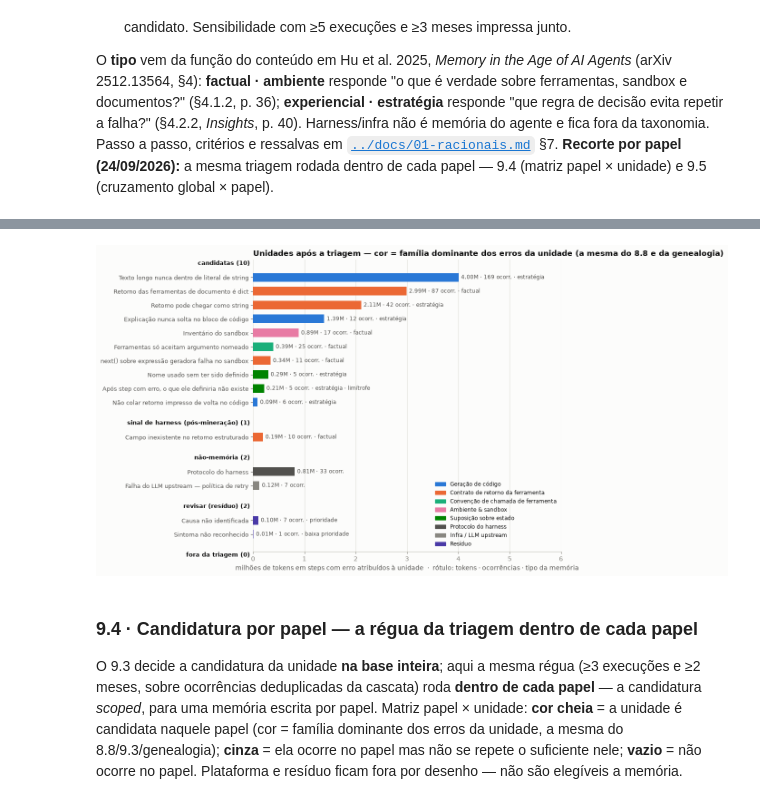
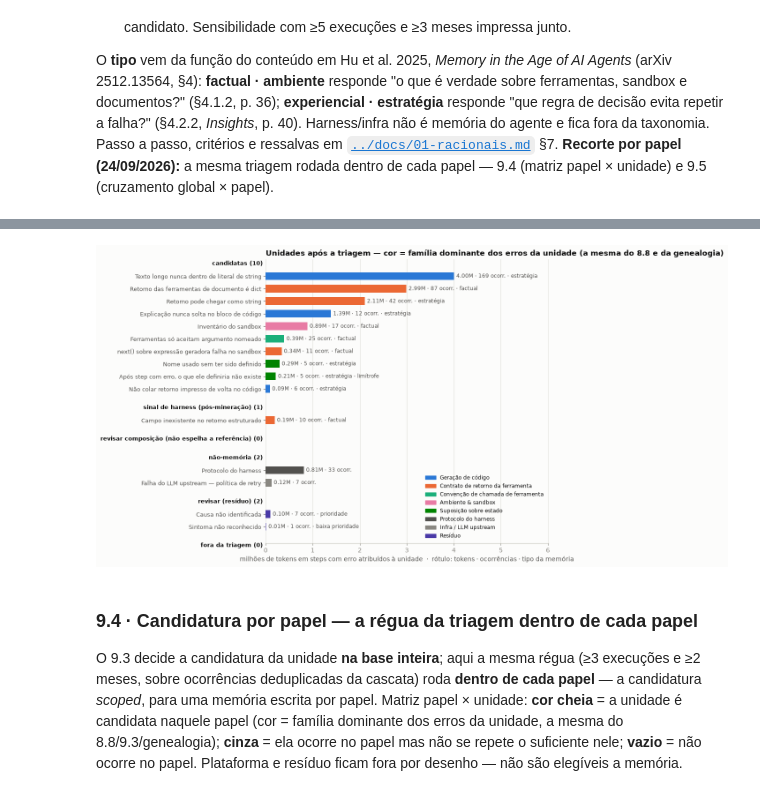
Before and after one commit to rc-ventura/memory_layer_ai_agents, a Jupyter notebook: analysis/2026-09-trace-law-flow/pipeline/analise_trace_esteira_juridica.ipynb, the cells around one changed output, grey strips where cells are left out. Saved outputs shown, nothing was run; the diff lists cells and outputs as text; code cells hidden in the pictures.

```diff
--- a/analysis/2026-09-trace-law-flow/pipeline/analise_trace_esteira_juridica.ipynb
+++ b/analysis/2026-09-trace-law-flow/pipeline/analise_trace_esteira_juridica.ipynb
@@ -1338,7 +1338,12 @@ Do **sintoma** (a `assinatura` regex da §2) à **unidade de memória** (um cont
 O **tipo** vem da função do conteúdo em Hu et al. 2025, *Memory in the Age of AI Agents* (arXiv 2512.13564, §4): **factual · ambiente** responde "o que é verdade sobre ferramentas, sandbox e documentos?" (§4.1.2, p. 36); **experiencial · estratégia** responde "que regra de decisão evita repetir a falha?" (§4.2.2, *Insights*, p. 40). Harness/infra não é memória do agente e fica fora da taxonomia. Passo a passo, critérios e ressalvas em [`../docs/01-racionais.md`](../docs/01-racionais.md) §7. **Recorte por papel (24/09/2026):** a mesma triagem rodada dentro de cada papel — 9.4 (matriz papel × unidade) e 9.5 (cruzamento global × papel).
 # %%
 # 9.2 · Triagem, tabelas e exportação
-T = triagem(EU)
+# composição (Ajuste 6): cada unidade de memória comparada com a base em que foi validada (referencia/composicao_base1.csv);
+# a que não espelha vai para "revisar composição". Na base 1, comparada consigo mesma, nenhuma cai lá.
+REF = carregar_referencia_composicao()
+assert REF is not None, "falta referencia/composicao_base1.csv — copie-a junto com o base_pipeline.py"
+COMP = comparar_composicao(EU, len(steps), REF)
+T = triagem(EU, n_steps=len(steps), referencia=REF)
 TS = triagem(EU, 5, 3)
 ASS = pd.crosstab(EU["assinatura"], EU["unidade"])
 DOM = pd.DataFrame({"erros": ASS.sum(axis=1), "unidades": (ASS > 0).sum(axis=1),
@@ -1351,12 +1356,14 @@ cand = T[T["decisão"] == "candidato"]
 limitrofes = sorted(set(cand["nome"]) - set(TS.loc[TS["decisão"] == "candidato", "nome"]))
 print(f"{len(EU)} erros → {EU['ocorrencia'].nunique()} ocorrências (cascata × unidade) → {len(T)} unidades: "
       f"{len(cand)} candidatas, {(T['decisão'] == SINAL_HARNESS).sum()} sinal de harness, "
-      f"{(T['decisão'] == 'não-memória').sum()} não-memória, "
-      f"{T['decisão'].str.startswith('revisar').sum()} a revisar, {T['decisão'].str.startswith('fora').sum()} fora")
+      f"{(T['decisão'] == REVISAR_COMPOSICAO).sum()} revisar composição, {(T['decisão'] == 'não-memória').sum()} não-memória, "
+      f"{T['decisão'].isin([REVISAR_PRIORIDADE, REVISAR_BAIXA]).sum()} a revisar (resíduo), {T['decisão'].str.startswith('fora').sum()} fora")
 print(f"candidatas: {cand['erros'].sum()} dos {len(EU)} erros ({cand['erros'].sum() / len(EU):.0%}) · "
       f"{cand['tokens'].sum() / EU['tok_tot'].sum():.0%} dos tokens em steps com erro")
 print(f"sensibilidade (≥5 execuções e ≥3 meses) — deixam de ser candidatas: {limitrofes or 'nenhuma'}")
 display(T.drop(columns=["unidade", "assinaturas de origem", "conteúdo proposto"]))
+print("Composição — cada unidade de memória contra a referência (espelha / não verificável / revisar composição):")
+display(COMP)
 print("Cada assinatura regex da §2 → em quantas unidades ela se divide:")
 display(DOM)
 RP = residuo_por_padrao(EU)
@@ -1369,6 +1376,7 @@ display(RP)
 import os
 os.makedirs("resultados", exist_ok=True)
 T.to_csv("resultados/candidatos_memoria.csv", index=False)
+COMP.to_csv("resultados/composicao.csv", index=False)
 DOM.to_csv("resultados/triagem_assinaturas.csv")
 RP.to_csv("resultados/residuo_padroes.csv", index=False)
 payoff.to_csv("resultados/payoff_assinaturas.csv")
@@ -1437,42 +1458,44 @@ from matplotlib.patches import Patch
 cat_uni = (EU.assign(cat=[categoria_do_erro(f, u) for f, u in zip(EU["familia"], EU["unidade"])])
              .groupby("unidade")["cat"].agg(lambda s: s.value_counts().index[0]))
 TIPO_CURTO = {FACT: "factual", ESTR: "estratégia"}
-GRUPO = {"candidato": "candidatas", SINAL_HARNESS: "sinal de harness (pós-mineração)", "não-memória": "não-memória",
+GRUPO = {"candidato": "candidatas", SINAL_HARNESS: "sinal de harness (pós-mineração)",
+         REVISAR_COMPOSICAO: "revisar composição (não espelha a referência)", "não-memória": "não-memória",
          REVISAR_PRIORIDADE: "revisar (resíduo)", REVISAR_BAIXA: "revisar (resíduo)",
          "fora: sem recorrência": "fora da triagem"}
 xmax = T["tokens"].max() / 1e6
 
 fig, ax = plt.subplots(figsize=(10.5, 7.4))
 pos, yticks, ylabels = 0.0, [], []
-for grupo in ["candidatas", "sinal de harness (pós-mineração)", "não-memória", "revisar (resíduo)", "fora da triagem"]:
+for grupo in ["candidatas", "sinal de harness (pós-mineração)", "revisar composição (não espelha a referência)",
+              "não-memória", "revisar (resíduo)", "fora da triagem"]:
     sub = T[T["decisão"].map(GRUPO) == grupo].sort_values("tokens", ascending=False)
     ax.text(-0.01, pos, f"{grupo} ({len(sub)})", transform=ax.get_yaxis_transform(),
             ha="right", va="center", fontsize=9, fontweight="bold", color=INK)
     pos += 1
     for r in sub.to_dict("records"):
         ax.barh(pos, r["tokens"] / 1e6, color=cor(COR_ERRO, cat_uni[r["unidade"]]), height=0.62)
         nota = f" · {TIPO_CURTO[r['tipo']]}" if r["tipo"] in TIPO_CURTO else ""
         if r["nome"] in limitrofes:
             nota += " · limítrofe"
         elif grupo in ("fora da triagem", "revisar (resíduo)"):
             nota += " · " + r["decisão"].replace("fora: ", "").replace("revisar — ", "")
         ax.text(r["tokens"] / 1e6 + xmax * 0.012, pos, f"{r['tokens'] / 1e6:.2f}M · {r['ocorrências']} ocorr.{nota}",
                 va="center", color=INK2, fontsize=8.5)
         yticks.append(pos); ylabels.append(r["nome"])
         pos += 1
     pos += 0.5
 
 ax.set_yticks(yticks, ylabels, fontsize=9)
 ax.invert_yaxis()
 style_ax(ax)
 ax.set_xlim(0, xmax * 1.5)
 ax.set_title("Unidades após a triagem — cor = família dominante dos erros da unidade (a mesma do 8.8 e da genealogia)")
 ax.set_xlabel("milhões de tokens em steps com erro atribuídos à unidade  ·  rótulo: tokens · ocorrências · tipo da memória")
 ax.legend(handles=[Patch(color=cor(COR_ERRO, c), label=c) for c in COR_ERRO if c in set(cat_uni[T["unidade"]])],
           loc="lower right", fontsize=8.5, frameon=False)
 plt.tight_layout(); plt.show()
 # %% [output]
-[figure, old version]
+[figure, new version]
 # %% [markdown]
 ### 9.4 · Candidatura por papel — a régua da triagem dentro de cada papel
 
```
Also changed, not shown: parts of 3 cells of this notebook, 10 other files.
